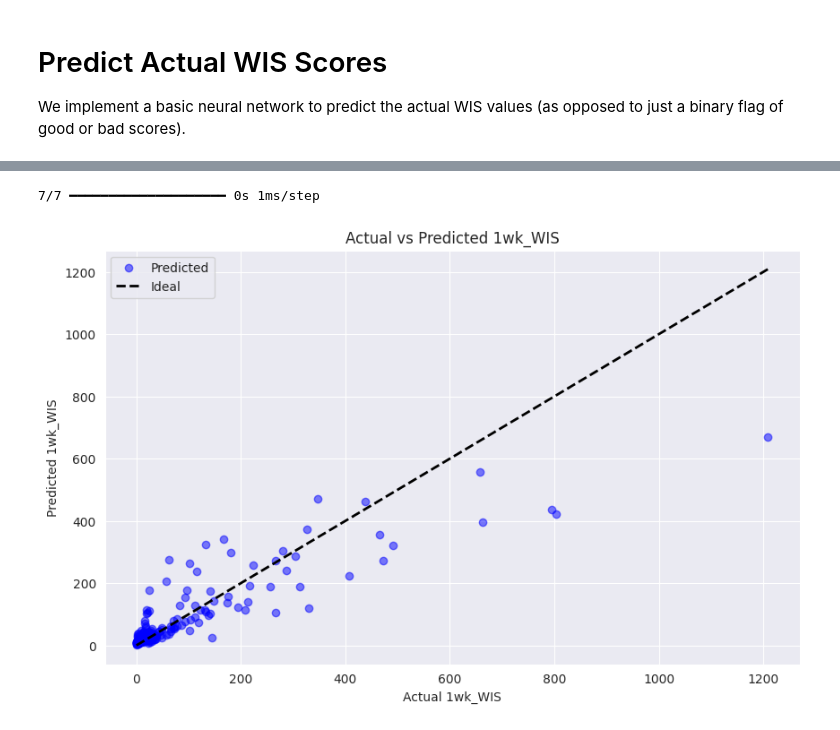
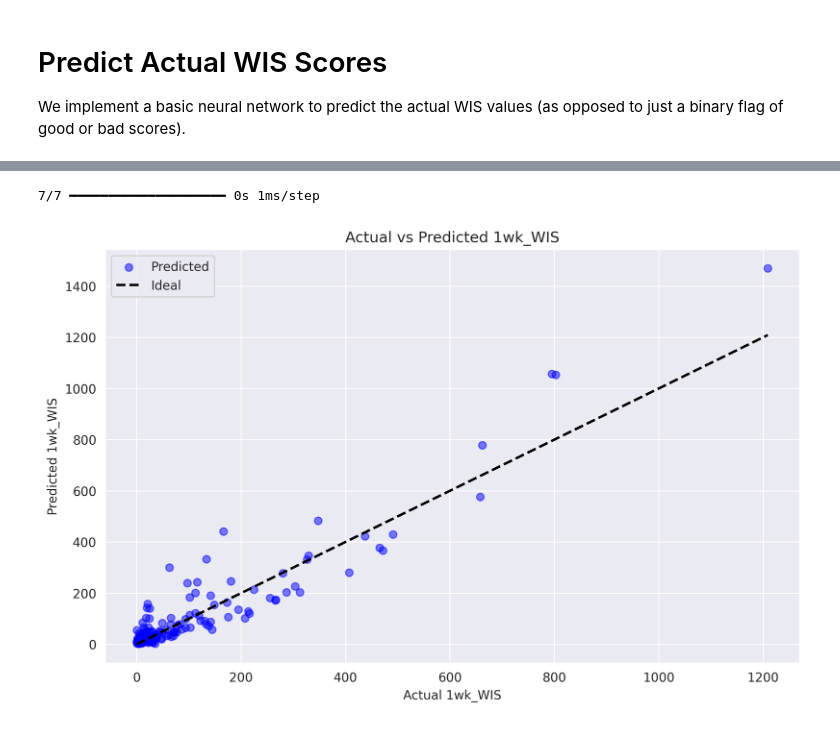
Before and after one commit to atiumcache/flu-forecast-accuracy, a Jupyter notebook: dl_tests.ipynb, the cells around one changed output, grey strips where cells are left out. Drawn from its saved outputs; the diff is of its cells as text; code cells hidden in the pictures.

Commit message:
add holiday feature to RF and NN models.

```diff
--- a/dl_tests.ipynb
+++ b/dl_tests.ipynb
@@ -2,3 +2,17 @@
 # Predict Actual WIS Scores
 We implement a basic neural network to predict the actual WIS values (as
 opposed to just a binary flag of good or bad scores).
+# %%
+import holidays
+import pandas as pd
+from datetime import datetime
+
+us_holidays = holidays.country_holidays('US', years=[2023])
+
+# Get the week numbers for each holiday
+holiday_weeks = set()
+for date in us_holidays:
+    week_number = datetime.strptime(str(date), "%Y-%m-%d").isocalendar()[1]
+    holiday_weeks.add(week_number)
+
+print(holiday_weeks)
@@ -32,7 +48,14 @@ def aggregate_csv_files(directory_path):
 
 directory_path = './hosp_roc'
 aggregated_data = aggregate_csv_files(directory_path)
-aggregated_data
+
+df = aggregated_data
+
+df['holiday_week'] = df['week_of_year'].apply(lambda x: 1 if x in holiday_weeks else 0)
+
+df.dropna(inplace=True)
+
+df
 # %% [output]
 |  | date | 1wk_WIS | 1_week_roc | is_wis_above_avg | 1st_deriv_stencil | week_of_year | moving_avg_WIS | ... |
 | 2 | 2023-10-28 | 19.51 | 0.320000 | 0 | 7.333333 | 43 | 13.273333 | ... |
@@ -50,11 +73,8 @@ aggregated_data
 # %%
 from sklearn.model_selection import train_test_split
 
-df = aggregated_data
-
-df.dropna(inplace=True)
-
-features = ['1_week_roc', '1st_deriv_stencil', 'week_of_year', 'moving_avg_WIS', 'lagged_1wk_WIS']
+features = ['1_week_roc', '1st_deriv_stencil', 'week_of_year',
+            'moving_avg_WIS', 'lagged_1wk_WIS', 'holiday_week']
 X = df[features]
 y = df['1wk_WIS']
 
@@ -119,18 +139,18 @@ R^2 Score: 0.7595111344579164
 # %%
 import matplotlib.pyplot as plt
 
 # Predictions on the test set
 y_pred_nn = model.predict(X_test_scaled)
 
 # Scatter plot of actual vs predicted values
-plt.figure(figsize=(10, 6))
+plt.figure(figsize=(10, 6), dpi=300)
 plt.scatter(y_test, y_pred_nn, color='blue', alpha=0.5, label='Predicted')
 plt.plot([y_test.min(), y_test.max()], [y_test.min(), y_test.max()], 'k--', lw=2, label='Ideal')
 plt.xlabel('Actual 1wk_WIS')
 plt.ylabel('Predicted 1wk_WIS')
 plt.title('Actual vs Predicted 1wk_WIS')
 plt.legend()
 plt.show()
 # %% [output]
 7/7 ━━━━━━━━━━━━━━━━━━━━ 0s 1ms/step
-[figure, old version]
+[figure, new version]
```
Also changed, not shown: parts of 3 cells of this notebook, 5 other files.
